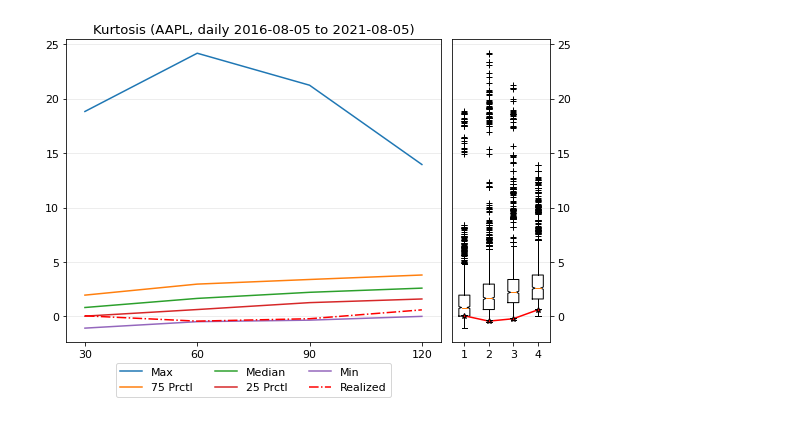
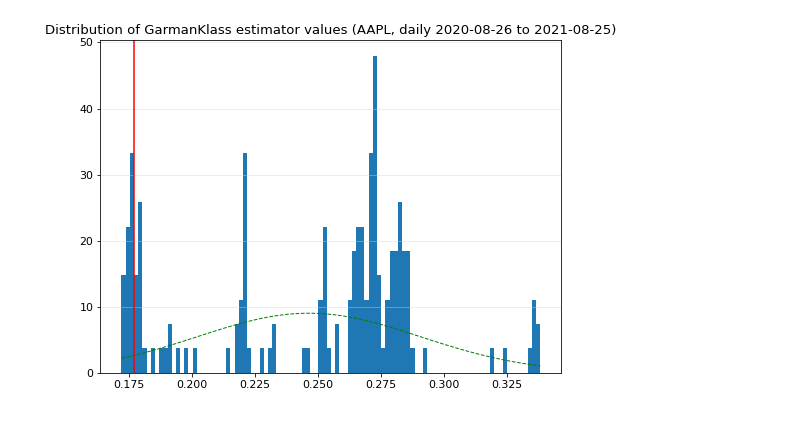
Before and after one commit to fredpell1/volatility-trading, a Jupyter notebook: yfinance_test.ipynb, the cells around one changed output. Drawn from its saved outputs; the diff is of its cells as text; code cells hidden in the pictures.

Commit message:
Solve issues with plotting functions

```diff
--- a/yfinance_test.ipynb
+++ b/yfinance_test.ipynb
@@ -32,3 +9,2 @@ option[0]
 # %%
-df = data.get_yahoo_data_daily(symbol = "AAPL",period= "5y")
-df2 = data.get_yahoo_data_intraday(symbol= "AAPL", period="1d", interval="1m")
+df = data.get_yahoo_data_daily(symbol = "AAPL",period= "1y")
@@ -55,7 +14,7 @@ windows = [30, 60, 90, 120]
 quantiles = [0.25, 0.75]
 bins = 100
 normed = True
-estimator = 'Kurtosis'
+estimator = 'GarmanKlass'
 symbol = 'AAPL'
 # %%
 vol = volest.VolatilityEstimator(df, estimator)
@@ -99,4 +21,5 @@ _,plt = vol2.cones(windows,quantiles)
-# %%
-_,plt = vol.cones(windows=windows, quantiles=quantiles)
-# %% [output]
-[figure, removed]
+# %%
+_,hist_plot = vol.histogram(90, 100,True)
+hist_plot.show()
+# %% [output]
+[figure, added]
```
Also changed, not shown: parts of 10 cells of this notebook, 1 other file.
